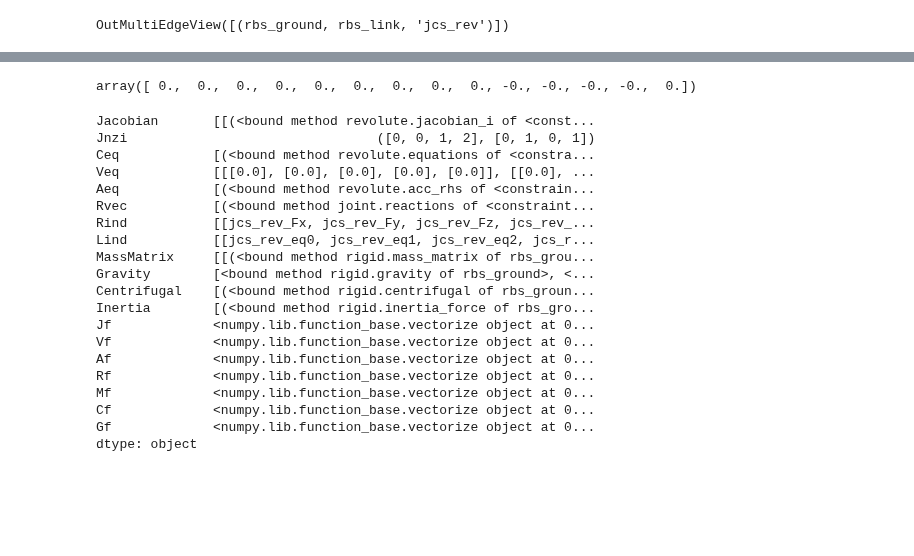
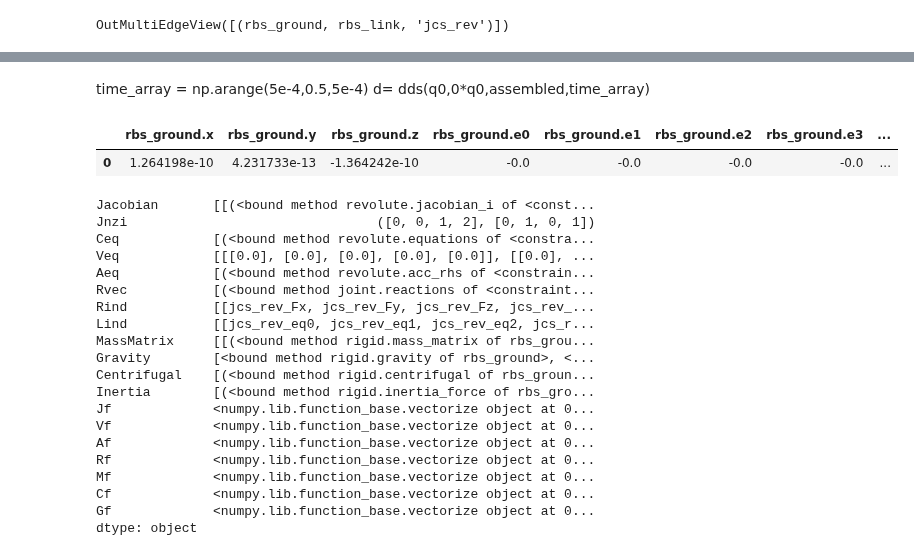
Before and after one commit to khaledghobashy/asurt_cdt, a Jupyter notebook: models/fourbar/fourbar.ipynb, the cells around one changed output, grey strips where cells are left out. Saved outputs shown, nothing was run; the diff lists cells and outputs as text; code cells hidden in the pictures; blank space fills up the shorter version.

```diff
--- a/models/fourbar/fourbar.ipynb
+++ b/models/fourbar/fourbar.ipynb
@@ -462,4 +449 @@ q0=pd.concat([i.q0 for i in m.topology.nodes])
 assembled = equations_assembler(m.topology)
-# %%
-time_array = np.arange(0.01,2,0.01)
-d= dds(q0,0*q0,assembled,time_array)
@@ -508,7 +606,11 @@ dop853: larger nmax is needed
+# %% [markdown]
+time_array = np.arange(5e-4,0.5,5e-4)
+d= dds(q0,0*q0,assembled,time_array)
 # %%
-d[-1]
+d[2]
 # %% [output]
-array([ 0.,  0.,  0.,  0.,  0.,  0.,  0.,  0.,  0., -0., -0., -0., -0.,  0.])
+|  | rbs_ground.x | rbs_ground.y | rbs_ground.z | rbs_ground.e0 | rbs_ground.e1 | rbs_ground.e2 | rbs_ground.e3 | ... |
+| 0 | 1.264198e-10 | 4.231733e-13 | -1.364242e-10 | -0.0 | -0.0 | -0.0 | -0.0 | ... |
 # %%
 assembled
 # %% [output]
```
Also changed, not shown: parts of 12 cells of this notebook, 3 other files.
